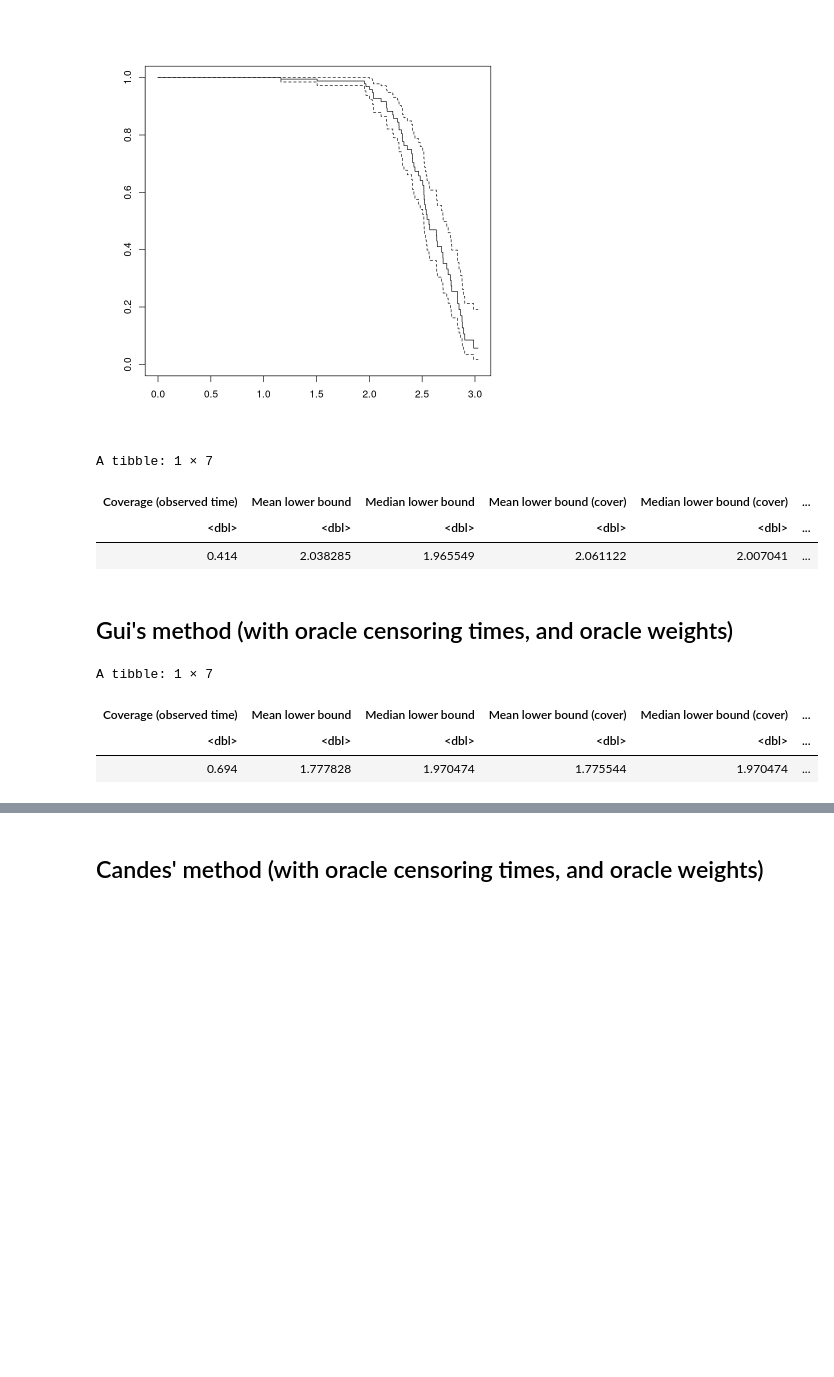
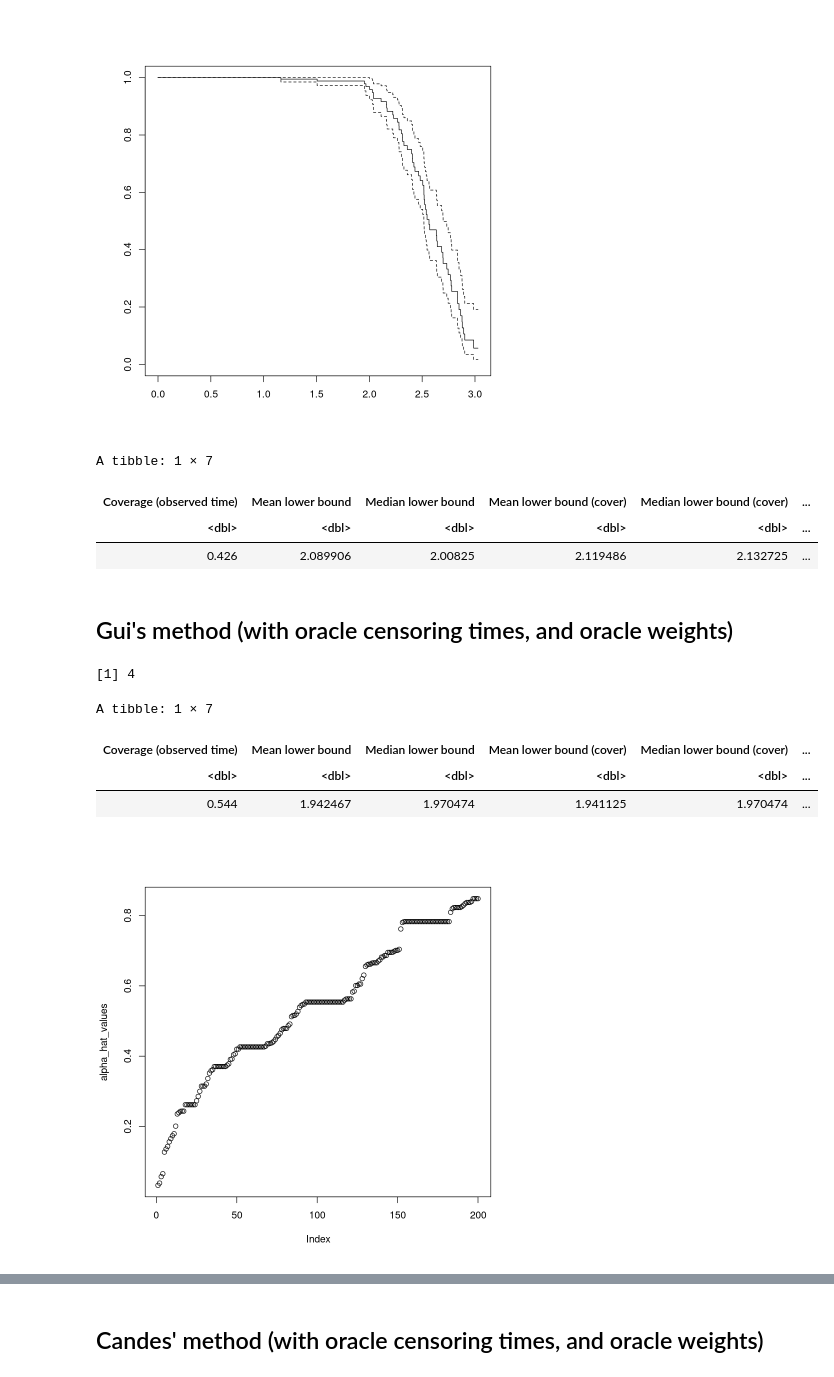
Before and after one commit to msesia/conformal_survival, a Jupyter notebook: code/examples/survival-cqr-new.ipynb, the cells around one changed output, grey strips where cells are left out. Saved outputs shown, nothing was run; the diff lists cells and outputs as text; code cells hidden in the pictures; blank space fills up the shorter version.

```diff
--- a/code/examples/survival-cqr-new.ipynb
+++ b/code/examples/survival-cqr-new.ipynb
@@ -84,7 +84,7 @@ generator <- SurvivalDataGenerator$new(covariate_generator, survival_generator,
 
 
 # Sample sizes
-num_samples_cal <- 500
+num_samples_cal <- 1000
 num_samples_test <- 500
 
 
@@ -336,23 +336,25 @@ evaluate_bounds(data.test.oracle$time,
 A tibble: 1 × 7
 | Coverage (observed time) | Mean lower bound | Median lower bound | Mean lower bound (cover) | Median lower bound (cover) | ... |
 | <dbl> | <dbl> | <dbl> | <dbl> | <dbl> | ... |
-| 0.414 | 2.038285 | 1.965549 | 2.061122 | 2.007041 | ... |
+| 0.426 | 2.089906 | 2.00825 | 2.119486 | 2.132725 | ... |
 # %% [markdown]
 ## Gui's method (with oracle censoring times, and oracle weights)
 # %%
 source("../conf_surv/utils_conformal.R")
 
 # Impute the missing censoring times
 C.cal <- data.cal.oracle$censoring_time
 
-pred.gui <- predict_Gui(data.test, surv_model, generator$censoring, data.cal, C.cal, alpha, use_censoring_model=FALSE)
+pred.gui <- predict_Gui(data.test, surv_model, generator$censoring, data.cal, C.cal, alpha, use_cqr=FALSE, use_censoring_model=FALSE)
 
 evaluate_bounds(data.test.oracle$time,
                 pred.gui,
                 event_time=data.test.oracle$event_time,
                 oracle=pred.oracle)
 # %% [output]
-A tibble: 1 × 7
+[1] 4
+A tibble: 1 × 7
 | Coverage (observed time) | Mean lower bound | Median lower bound | Mean lower bound (cover) | Median lower bound (cover) | ... |
 | <dbl> | <dbl> | <dbl> | <dbl> | <dbl> | ... |
-| 0.694 | 1.777828 | 1.970474 | 1.775544 | 1.970474 | ... |
+| 0.544 | 1.942467 | 1.970474 | 1.941125 | 1.970474 | ... |
+[figure, added]
```
Also changed, not shown: parts of 11 cells of this notebook, 1 other file.
